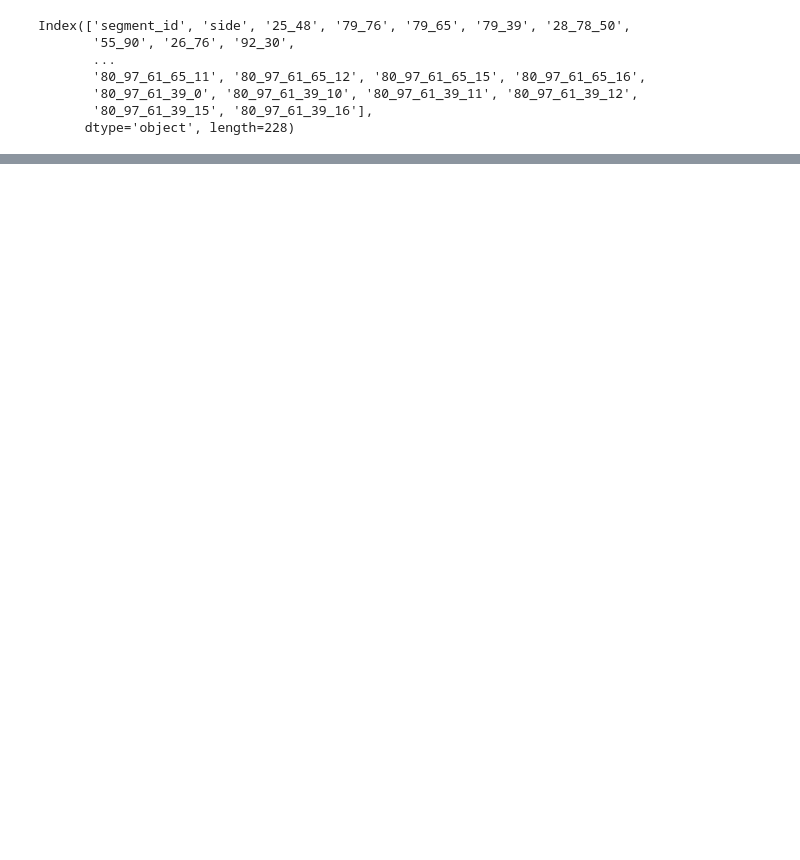
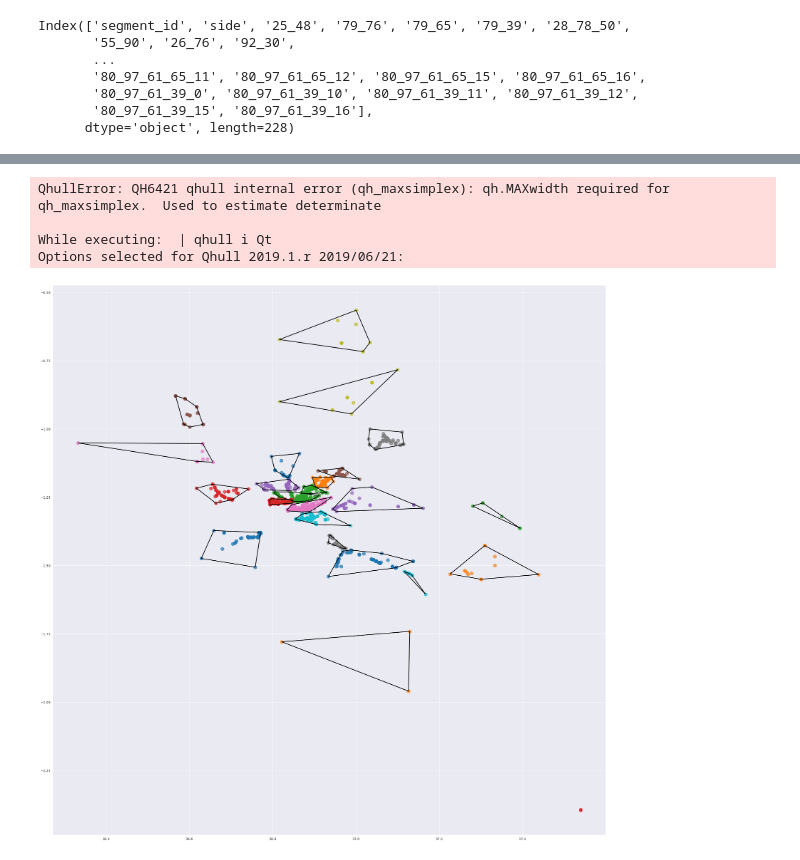
Before and after one commit to Roy-de/NaiRERS, a Jupyter notebook: nairers-ml/ambulance perambulation.ipynb, the cells around one changed output, grey strips where cells are left out. Saved outputs shown, nothing was run; the diff lists cells and outputs as text; code cells hidden in the pictures; blank space fills up the shorter version.

```diff
--- a/nairers-ml/ambulance perambulation.ipynb
+++ b/nairers-ml/ambulance perambulation.ipynb
@@ -82,0 +293,31 @@ Index(['segment_id', 'side', '25_48', '79_76', '79_65', '79_39', '28_78_50',
+# %%
+from scipy.spatial import ConvexHull
+# Visualize the hierarchical clusters with scatter plot and convex hulls
+plt.figure(figsize=(30, 30))
+
+for cluster_label in set(clusters):
+    cluster_points = training_data.loc[clusters == cluster_label]
+    plt.scatter(
+        cluster_points['longitude'],
+        cluster_points['latitude'],
+        label=f'Cluster {cluster_label + 1}',
+        alpha=0.7,
+        s=100  # Adjust the point size here
+    )
+
+    # Outline clusters with convex hulls
+    hull = ConvexHull(cluster_points[['longitude', 'latitude']])
+    for simplex in hull.simplices:
+        plt.plot(cluster_points['longitude'].values[simplex], cluster_points['latitude'].values[simplex], 'k-', linewidth=2)
+
+plt.title('Agglomerative Clustering with Neural Network Features')
+plt.xlabel('Longitude')
+plt.ylabel('Latitude')
+plt.legend()
+plt.show()
+# %% [output]
+QhullError: QH6421 qhull internal error (qh_maxsimplex): qh.MAXwidth required for qh_maxsimplex.  Used to estimate determinate
+
+While executing:  | qhull i Qt
+Options selected for Qhull 2019.1.r 2019/06/21:
+[figure, added]
```
Also changed, not shown: parts of 14 cells of this notebook.
